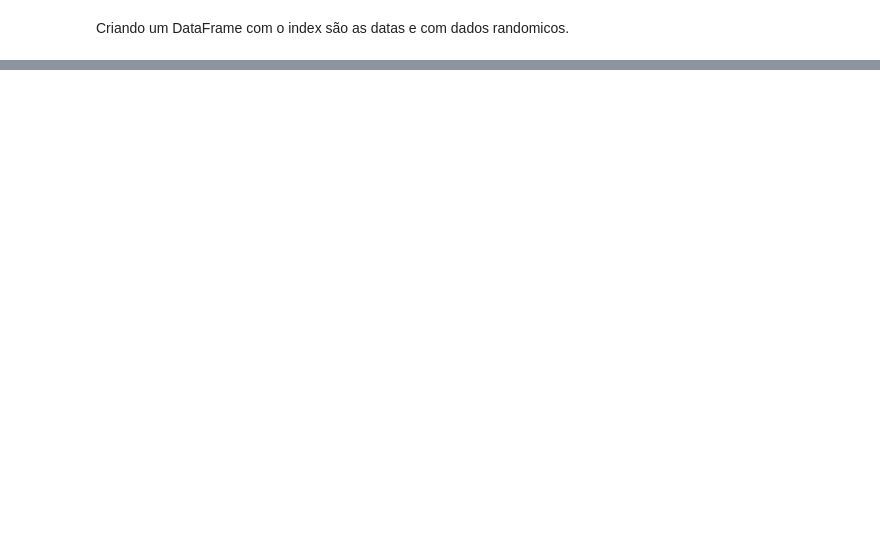
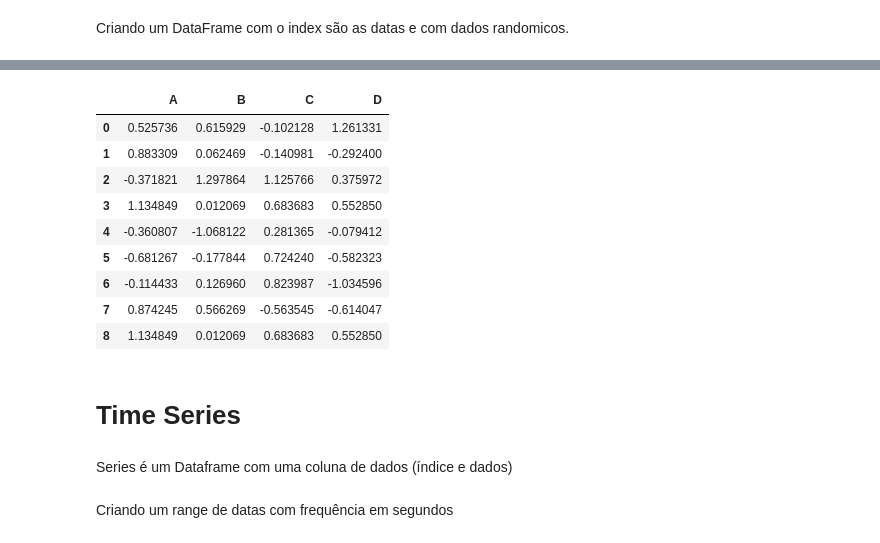
Before and after one commit to JuniorTorresMTJ/-Exercises-_of_Python, a Jupyter notebook: Pandas.ipynb, the cells around one changed output, grey strips where cells are left out. Cells and saved outputs as stored; diff of their text form; code cells hidden in the pictures; blank space fills up the shorter version.

```diff
--- a/Pandas.ipynb
+++ b/Pandas.ipynb
@@ -549,0 +614,2 @@ df
+# %%
+df = pd.DataFrame(np.random.randn(8,4), columns=['A', 'B', 'C', 'D'])
@@ -549,0 +628,21 @@ df
+# %%
+s = df.iloc[3]
+# %%
+df.append(s, ignore_index=True)
+# %% [output]
+|  | A | B | C | D |
+| 0 | 0.525736 | 0.615929 | -0.102128 | 1.261331 |
+| 1 | 0.883309 | 0.062469 | -0.140981 | -0.292400 |
+| 2 | -0.371821 | 1.297864 | 1.125766 | 0.375972 |
+| 3 | 1.134849 | 0.012069 | 0.683683 | 0.552850 |
+| 4 | -0.360807 | -1.068122 | 0.281365 | -0.079412 |
+| 5 | -0.681267 | -0.177844 | 0.724240 | -0.582323 |
+| 6 | -0.114433 | 0.126960 | 0.823987 | -1.034596 |
+| 7 | 0.874245 | 0.566269 | -0.563545 | -0.614047 |
+| 8 | 1.134849 | 0.012069 | 0.683683 | 0.552850 |
+# %% [markdown]
+# Time Series
+# %% [markdown]
+Series é um Dataframe com uma coluna de dados  (índice e dados)
+# %% [markdown]
+Criando um range de datas com frequência em segundos
```
Also changed, not shown: parts of 20 cells of this notebook.
